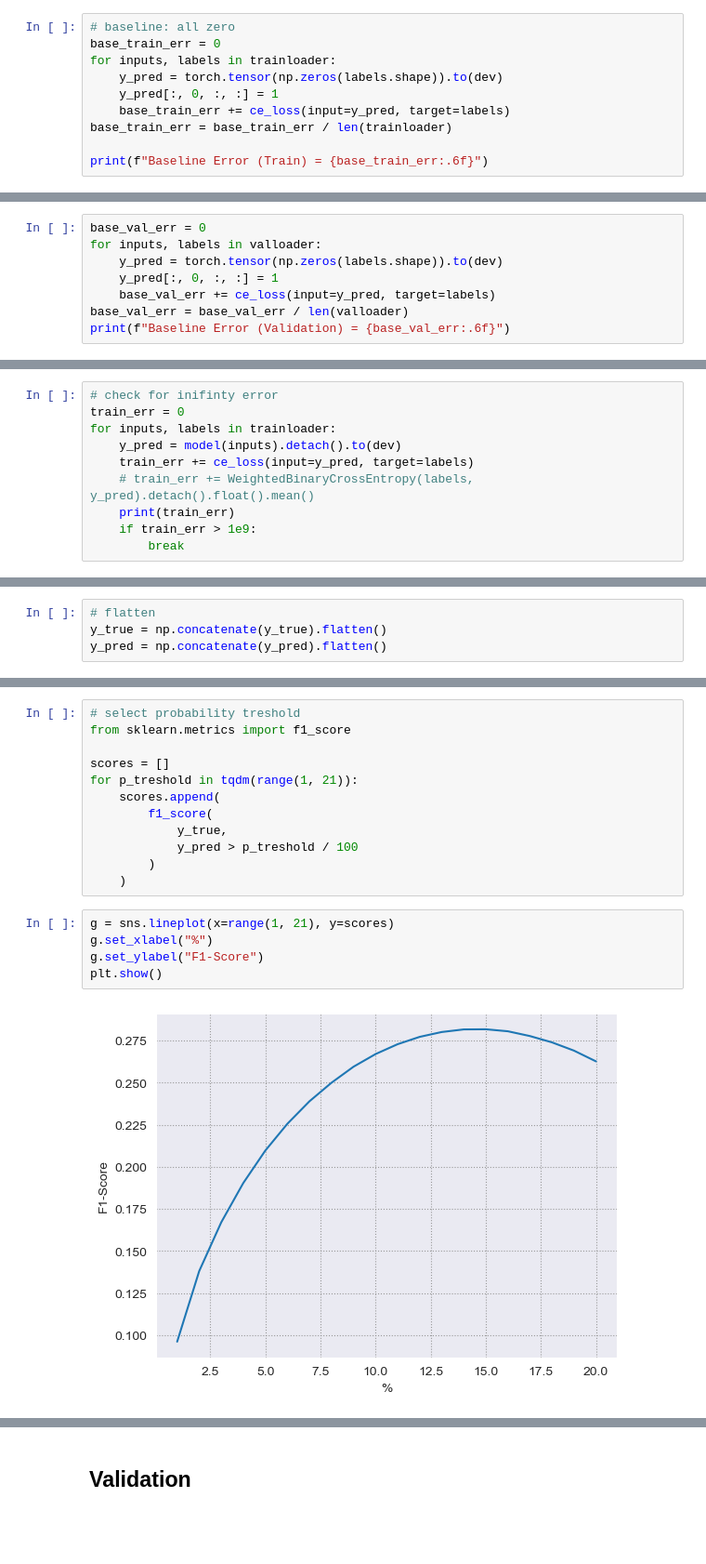
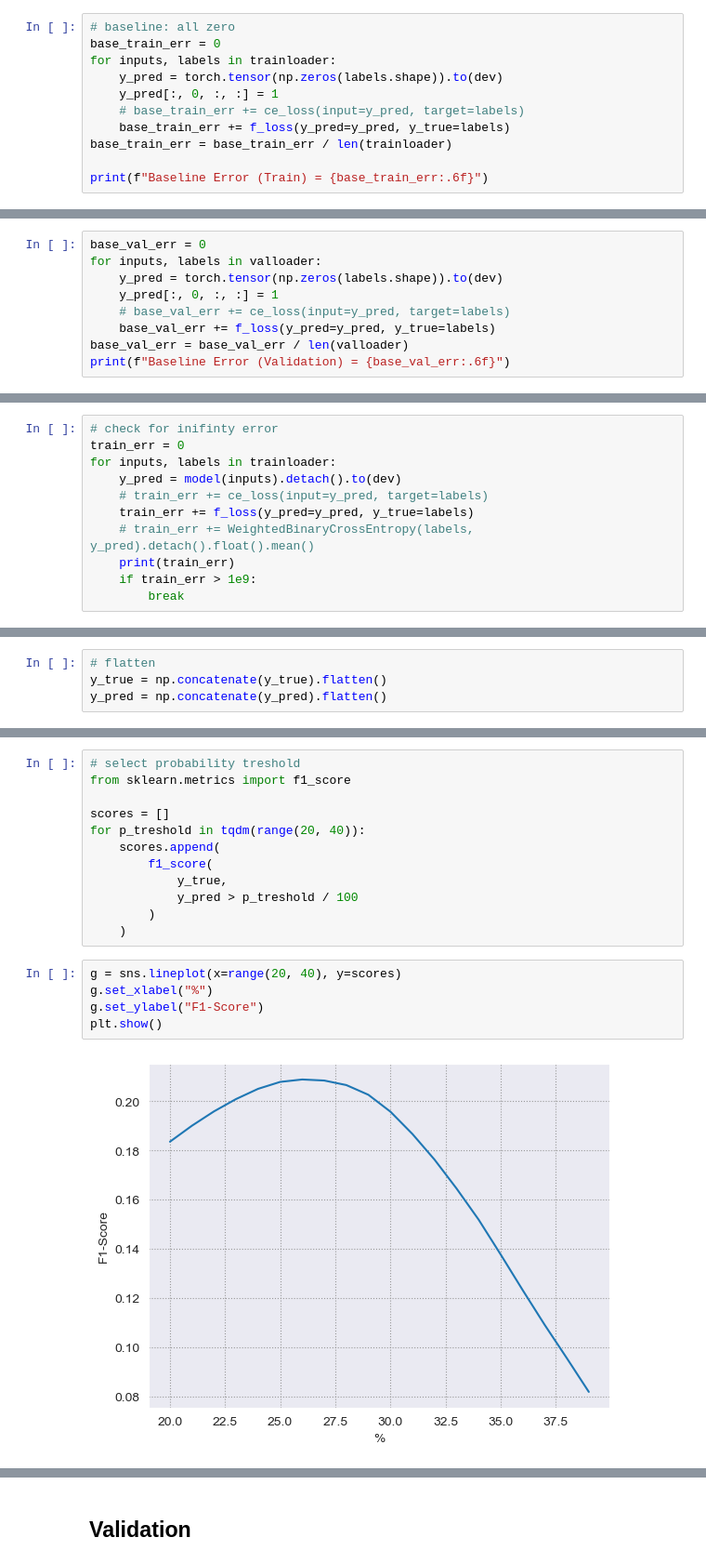
Before and after one commit to Giovanni3A/deforestation_forecast, a Jupyter notebook: 3_model_train.ipynb, the cells around one changed output, grey strips where cells are left out. Shown at 93% size. Drawn from its saved outputs; the diff is of its cells as text; blank space fills up the shorter version.

```diff
--- a/3_model_train.ipynb
+++ b/3_model_train.ipynb
@@ -584,7 +598,8 @@ base_train_err = 0
 for inputs, labels in trainloader:
     y_pred = torch.tensor(np.zeros(labels.shape)).to(dev)
     y_pred[:, 0, :, :] = 1
-    base_train_err += ce_loss(input=y_pred, target=labels)
+    # base_train_err += ce_loss(input=y_pred, target=labels)
+    base_train_err += f_loss(y_pred=y_pred, y_true=labels)
 base_train_err = base_train_err / len(trainloader)
 
 print(f"Baseline Error (Train) = {base_train_err:.6f}")
@@ -595,7 +610,8 @@ base_val_err = 0
 for inputs, labels in valloader:
     y_pred = torch.tensor(np.zeros(labels.shape)).to(dev)
     y_pred[:, 0, :, :] = 1
-    base_val_err += ce_loss(input=y_pred, target=labels)
+    # base_val_err += ce_loss(input=y_pred, target=labels)
+    base_val_err += f_loss(y_pred=y_pred, y_true=labels)
 base_val_err = base_val_err / len(valloader)
 print(f"Baseline Error (Validation) = {base_val_err:.6f}")
 # %% [output]
@@ -653,7 +669,8 @@ DeepLabV3Plus(
 train_err = 0
 for inputs, labels in trainloader:
     y_pred = model(inputs).detach().to(dev)
-    train_err += ce_loss(input=y_pred, target=labels)
+    # train_err += ce_loss(input=y_pred, target=labels)
+    train_err += f_loss(y_pred=y_pred, y_true=labels)
     # train_err += WeightedBinaryCrossEntropy(labels, y_pred).detach().float().mean()
     print(train_err)
     if train_err > 1e9:
@@ -816,7 +846,7 @@ plt.show()
 from sklearn.metrics import f1_score
 
 scores = []
-for p_treshold in tqdm(range(1, 21)):
+for p_treshold in tqdm(range(20, 40)):
     scores.append(
         f1_score(
             y_true,
@@ -824,11 +854,11 @@ for p_treshold in tqdm(range(1, 21)):
         )
     )
 # %%
-g = sns.lineplot(x=range(1, 21), y=scores)
+g = sns.lineplot(x=range(20, 40), y=scores)
 g.set_xlabel("%")
 g.set_ylabel("F1-Score")
 plt.show()
 # %% [output]
-[figure, old version]
+[figure, new version]
 # %%
 # apply confusion matrix with probability treshold
```
Also changed, not shown: parts of 32 cells of this notebook.
